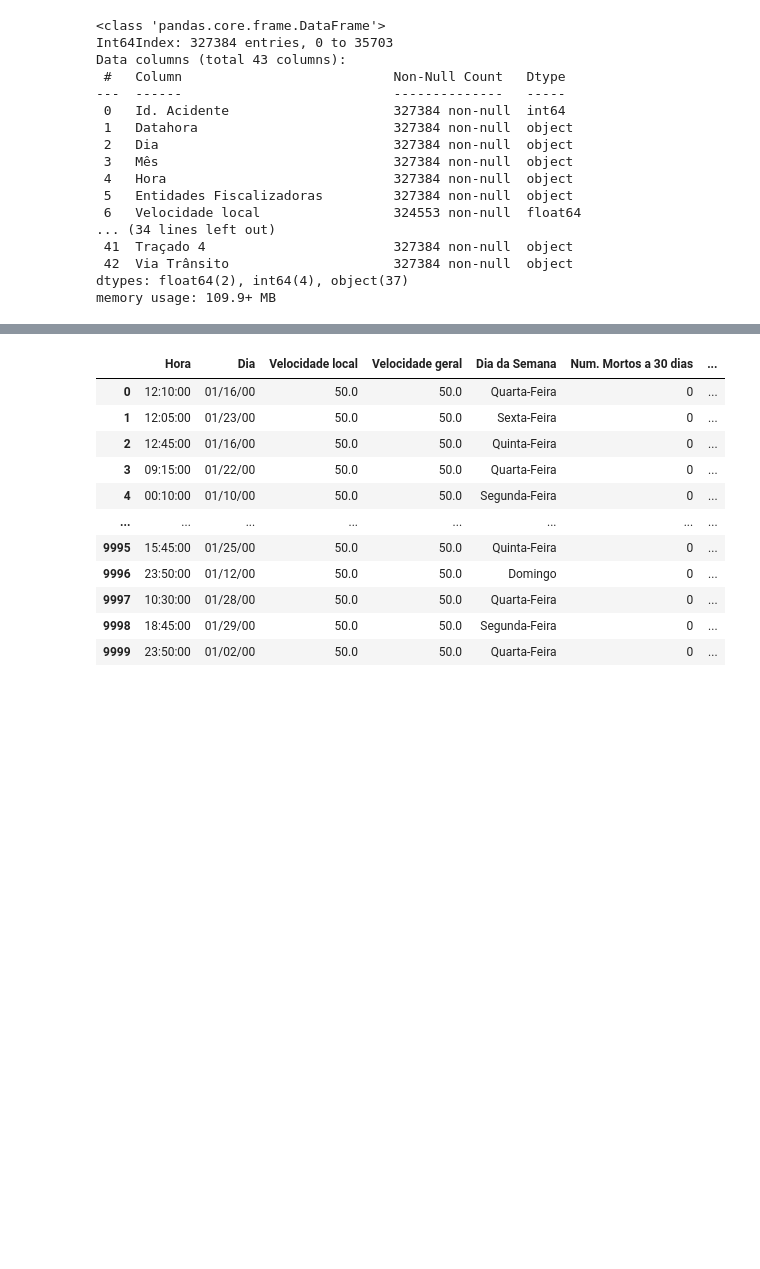
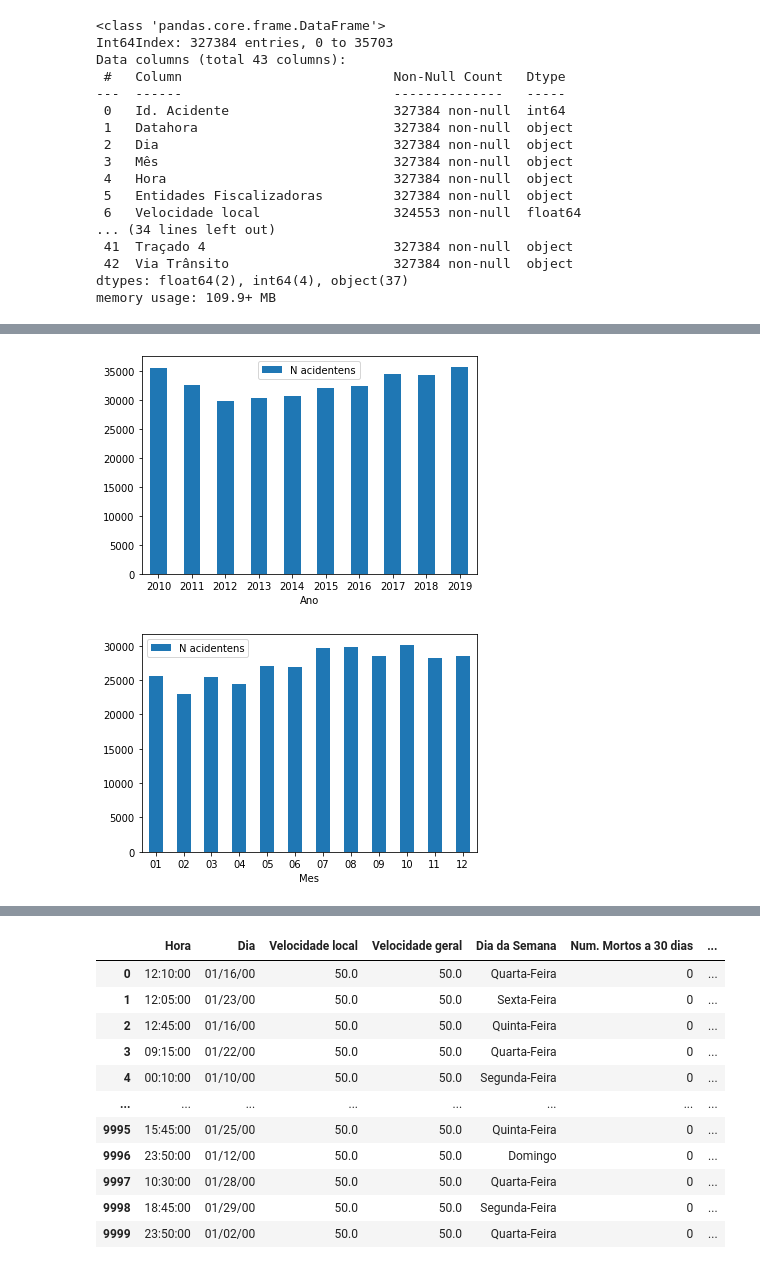
Before and after one commit to mrdso2-iscte/IAA_PROJECT, a Jupyter notebook: IAA.ipynb, the cells around one changed output, grey strips where cells are left out. Saved outputs shown, nothing was run; the diff lists cells and outputs as text; code cells hidden in the pictures; blank space fills up the shorter version.

```diff
--- a/IAA.ipynb
+++ b/IAA.ipynb
@@ -38,0 +55,11 @@ memory usage: 109.9+ MB
+# %%
+ano_groupby=data.groupby(data['Datahora'].str.split(':').str[0])
+df = pd.DataFrame({'Ano':ano_groupby.groups.keys(), 'N acidentens':ano_groupby.size()})
+ax = df.plot.bar(x='Ano', y='N acidentens', rot=0)
+
+mes_groupby=data.groupby(data['Datahora'].str.split(':').str[1])
+df = pd.DataFrame({'Mes':mes_groupby.groups.keys(), 'N acidentens':mes_groupby.size()})
+ax = df.plot.bar(x='Mes', y='N acidentens', rot=0)
+# %% [output]
+[figure, added]
+[figure, added]
```
Also changed, not shown: parts of 2 cells of this notebook.
